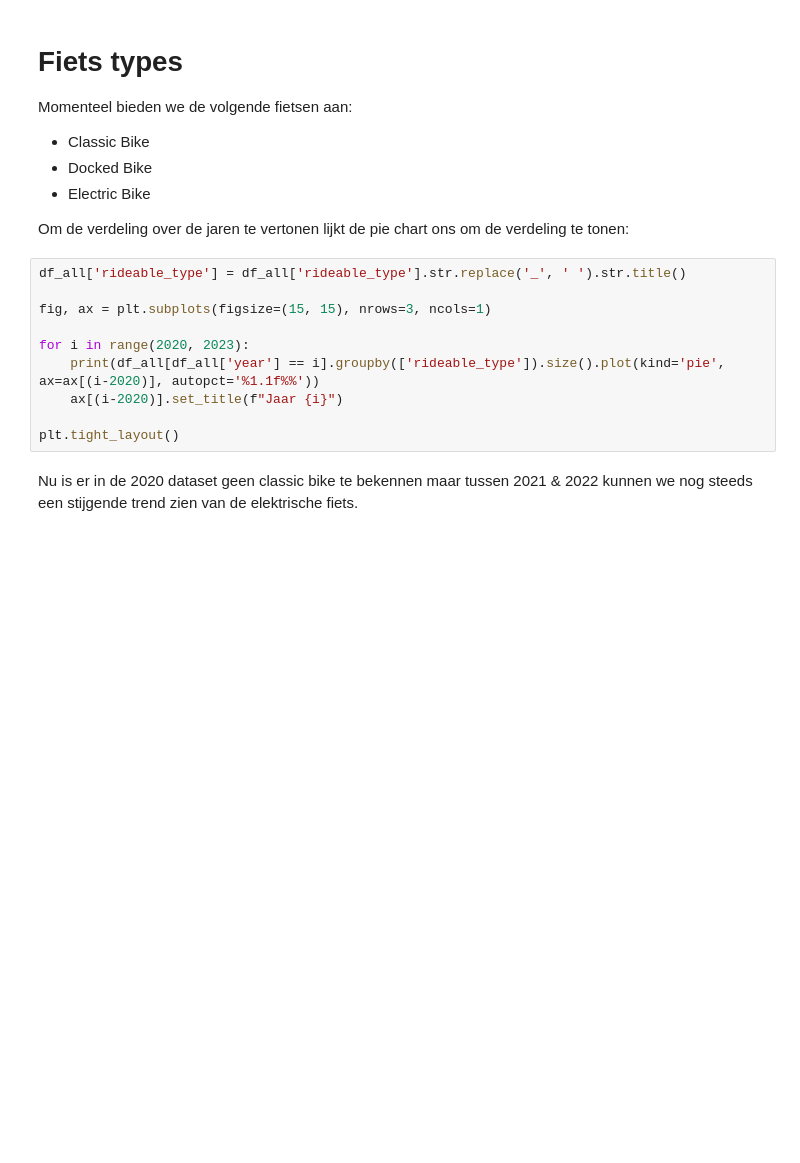
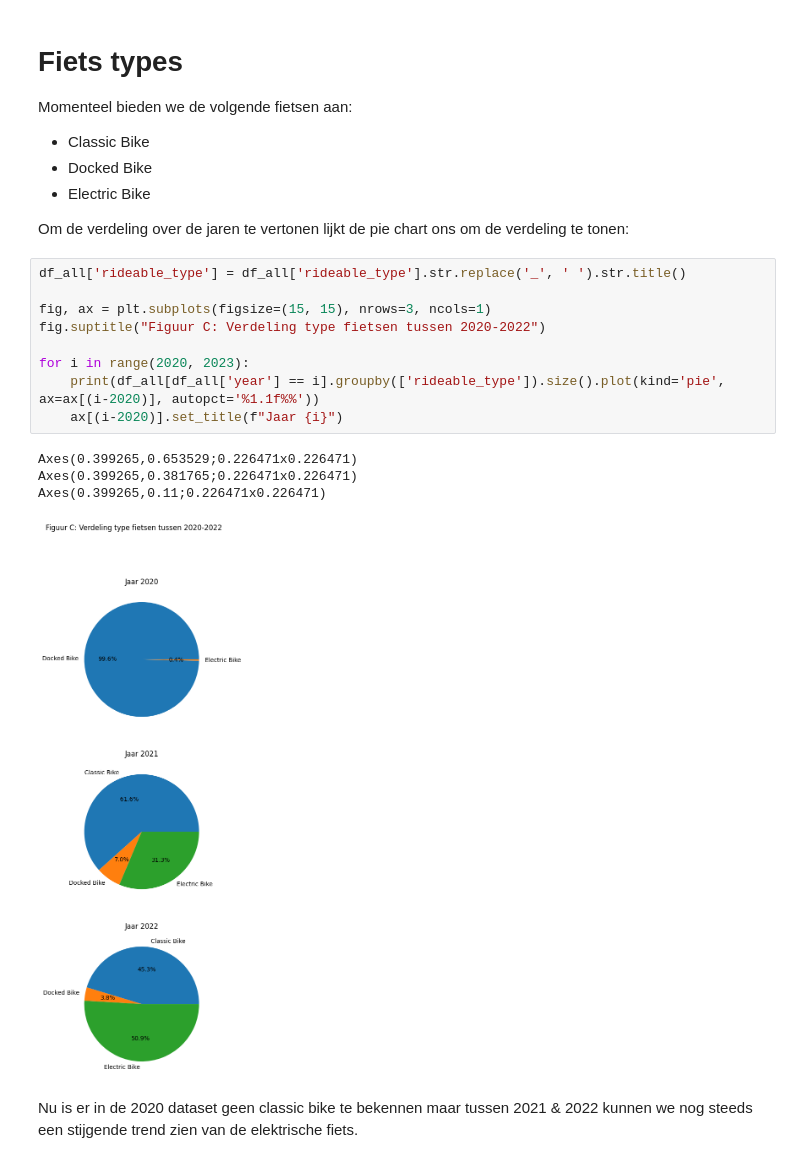
Before and after one commit to thiagovandieten/unspecified-data-analysis-project, a Jupyter notebook: bit-bikes-analyse.ipynb, the cells around one changed output. Drawn from its saved outputs; the diff is of its cells as text; blank space fills up the shorter version.

```diff
--- a/bit-bikes-analyse.ipynb
+++ b/bit-bikes-analyse.ipynb
@@ -131,12 +170,16 @@ Om de verdeling over de jaren te vertonen lijkt de pie chart ons om de verdeling
 # %%
 df_all['rideable_type'] = df_all['rideable_type'].str.replace('_', ' ').str.title()
 
 fig, ax = plt.subplots(figsize=(15, 15), nrows=3, ncols=1)
+fig.suptitle("Figuur C: Verdeling type fietsen tussen 2020-2022")
 
 for i in range(2020, 2023):
     print(df_all[df_all['year'] == i].groupby(['rideable_type']).size().plot(kind='pie', ax=ax[(i-2020)], autopct='%1.1f%%'))
     ax[(i-2020)].set_title(f"Jaar {i}")
-
-plt.tight_layout()
+# %% [output]
+Axes(0.399265,0.653529;0.226471x0.226471)
+Axes(0.399265,0.381765;0.226471x0.226471)
+Axes(0.399265,0.11;0.226471x0.226471)
+[figure, added]
 # %% [markdown]
 Nu is er in de 2020 dataset geen classic bike te bekennen maar tussen 2021 & 2022 kunnen we nog steeds een stijgende trend zien van de elektrische fiets.
```
Also changed, not shown: parts of 11 cells of this notebook.
